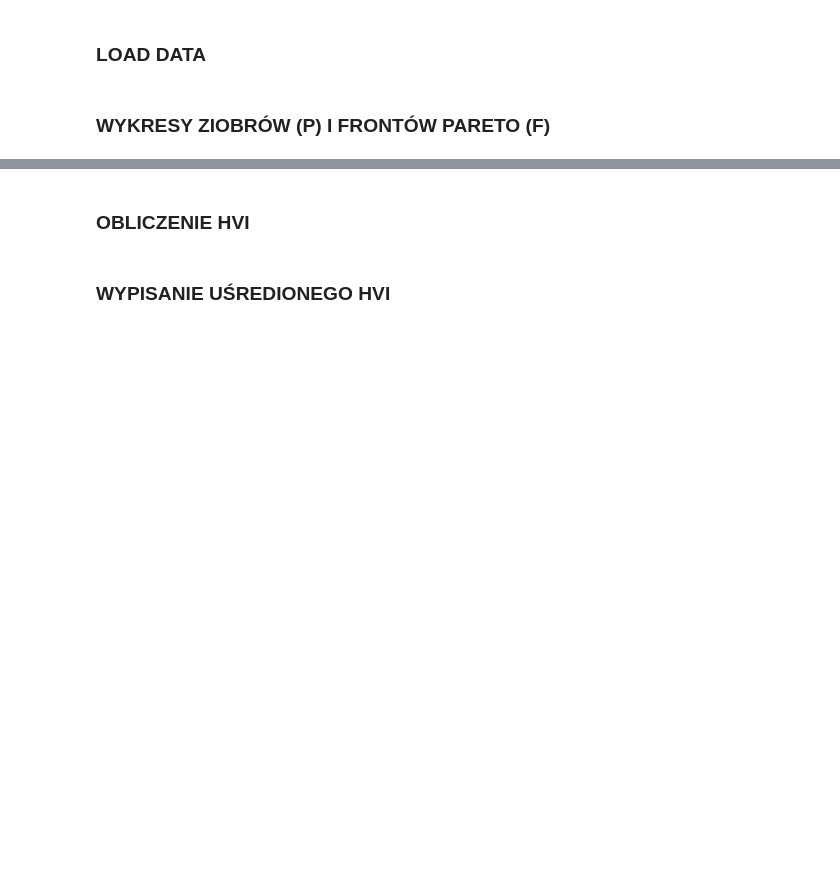
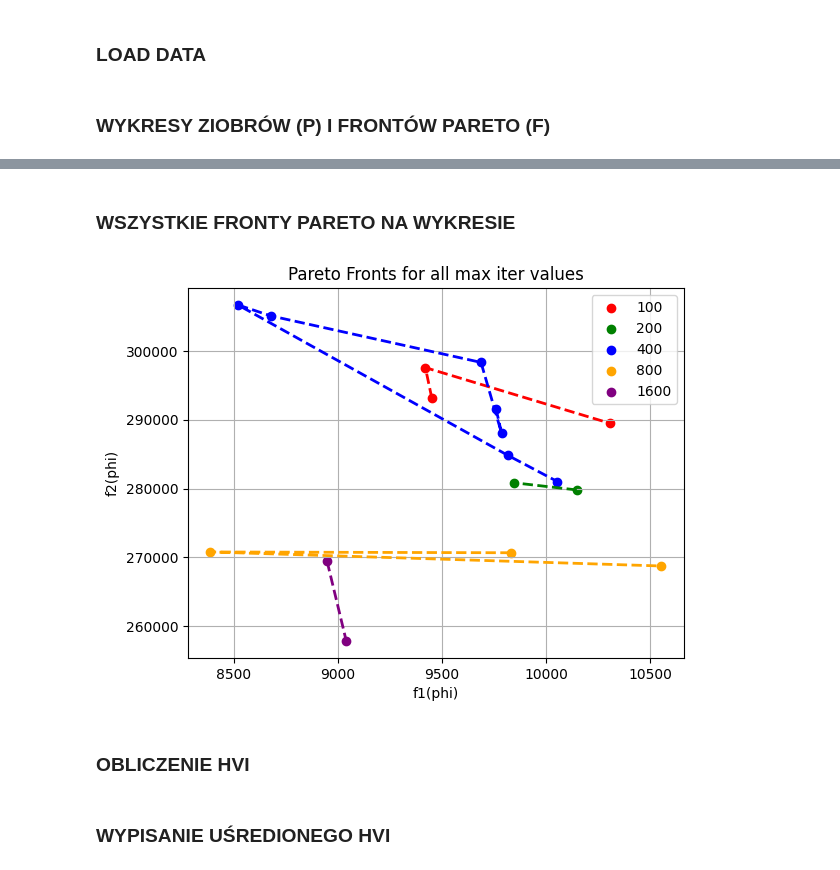
Before and after one commit to CenturionTheMan/OptimizationLabs, a Jupyter notebook: lab7/zad.ipynb, the cells around one changed output, grey strips where cells are left out. Cells and saved outputs as stored; diff of their text form; code cells hidden in the pictures; blank space fills up the shorter version.

```diff
--- a/lab7/zad.ipynb
+++ b/lab7/zad.ipynb
@@ -195,3 +195,25 @@ for iters, F, P in results:
+# %% [markdown]
+### WSZYSTKIE FRONTY PARETO NA WYKRESIE
+# %%
+fronts = [np.array(F) for _, F, _ in results]
+sorted_fronts = [front[np.argsort(front[:, 0])] for front in fronts]
+colors = ['red', 'green', 'blue', 'orange', 'purple']
+max_iters = [100, 200, 400, 800, 1600]
+
+for i, front in enumerate(sorted_fronts):
+    front = np.array(front)
+    color = colors[i % len(colors)]  # Cycle through colors if there are more fronts than colors
+    plt.scatter(front[:, 0], front[:, 1], color=color, label=f'{max_iters[i]}')
+    plt.plot(front[:, 0], front[:, 1], color=color, linestyle='--', linewidth=2)
+
+plt.xlabel('f1(phi)')
+plt.ylabel('f2(phi)')
+plt.title(f'Pareto Fronts for all max iter values')
+plt.legend()
+plt.grid(True)
+plt.show()
+# %% [output]
+[figure, added]
 # %% [markdown]
 ### OBLICZENIE HVI
 # %%
```
Also changed, not shown: parts of 4 cells of this notebook, 2 other files.
